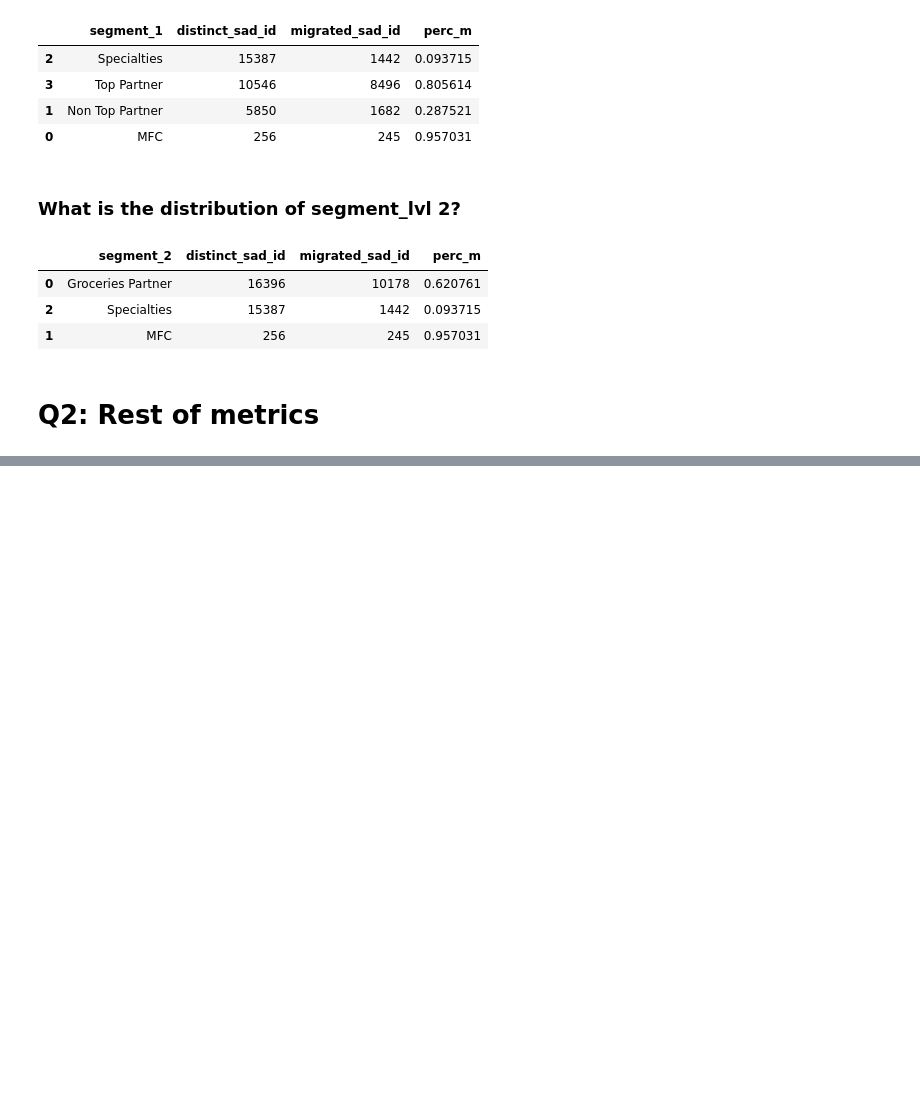
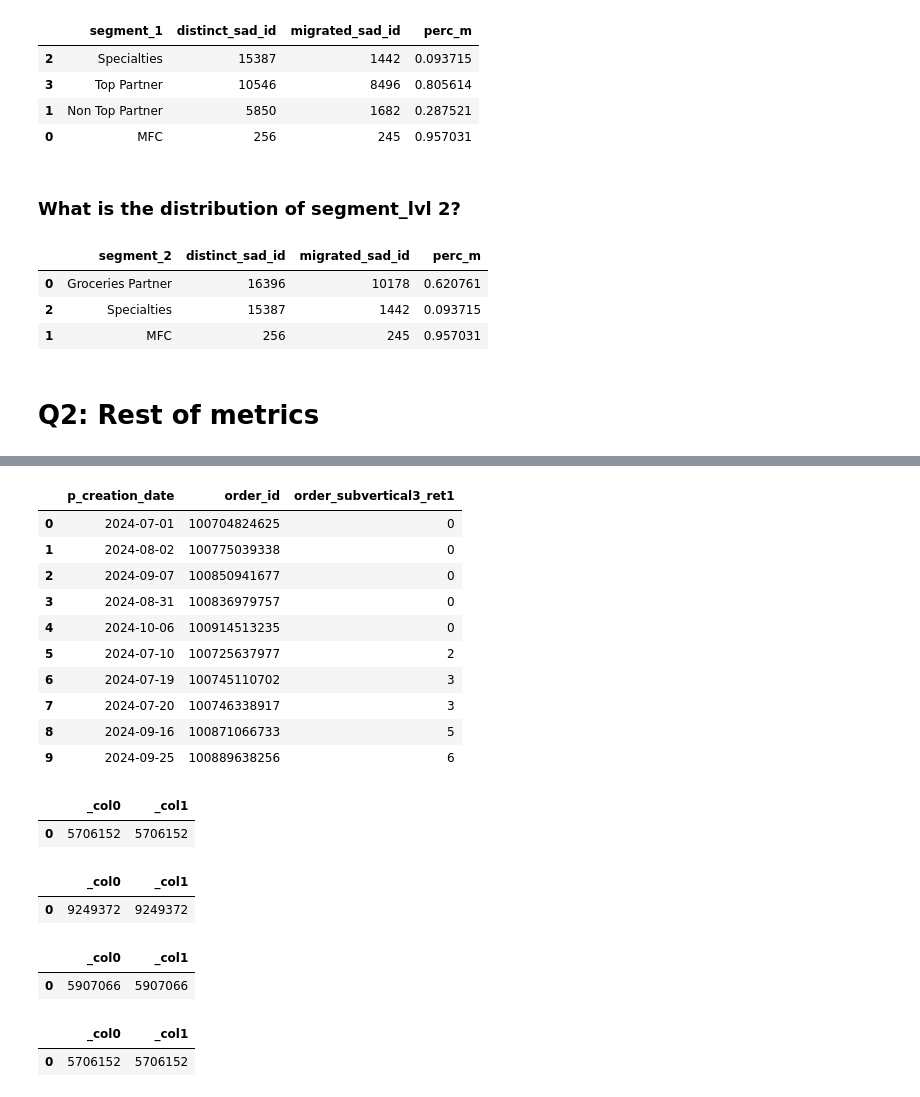
Before and after one commit to JordiCremades4444/central-node, a Jupyter notebook: notebooks/982_2024_10_05_fresh_products/fresh_products_v3.ipynb, the cells around one changed output, grey strips where cells are left out. Saved outputs shown, nothing was run; the diff lists cells and outputs as text; code cells hidden in the pictures; blank space fills up the shorter version.

```diff
--- a/notebooks/982_2024_10_05_fresh_products/fresh_products_v3.ipynb
+++ b/notebooks/982_2024_10_05_fresh_products/fresh_products_v3.ipynb
@@ -85,0 +203,34 @@ https://starburst.g8s-data-platform-prod.glovoint.com/oauth2/token/initiate/e70a
+# %%
+metrics
+# %% [output]
+|  | p_creation_date | order_id | order_subvertical3_ret1 |
+| 0 | 2024-07-01 | 100704824625 | 0 |
+| 1 | 2024-08-02 | 100775039338 | 0 |
+| 2 | 2024-09-07 | 100850941677 | 0 |
+| 3 | 2024-08-31 | 100836979757 | 0 |
+| 4 | 2024-10-06 | 100914513235 | 0 |
+| 5 | 2024-07-10 | 100725637977 | 2 |
+| 6 | 2024-07-19 | 100745110702 | 3 |
+| 7 | 2024-07-20 | 100746338917 | 3 |
+| 8 | 2024-09-16 | 100871066733 | 5 |
+| 9 | 2024-09-25 | 100889638256 | 6 |
+# %%
+metrics
+# %% [output]
+|  | _col0 | _col1 |
+| 0 | 5706152 | 5706152 |
+# %%
+metrics
+# %% [output]
+|  | _col0 | _col1 |
+| 0 | 9249372 | 9249372 |
+# %%
+metrics
+# %% [output]
+|  | _col0 | _col1 |
+| 0 | 5907066 | 5907066 |
+# %%
+metrics
+# %% [output]
+|  | _col0 | _col1 |
+| 0 | 5706152 | 5706152 |
```
Also changed, not shown: parts of 6 cells of this notebook, 13 other files.
